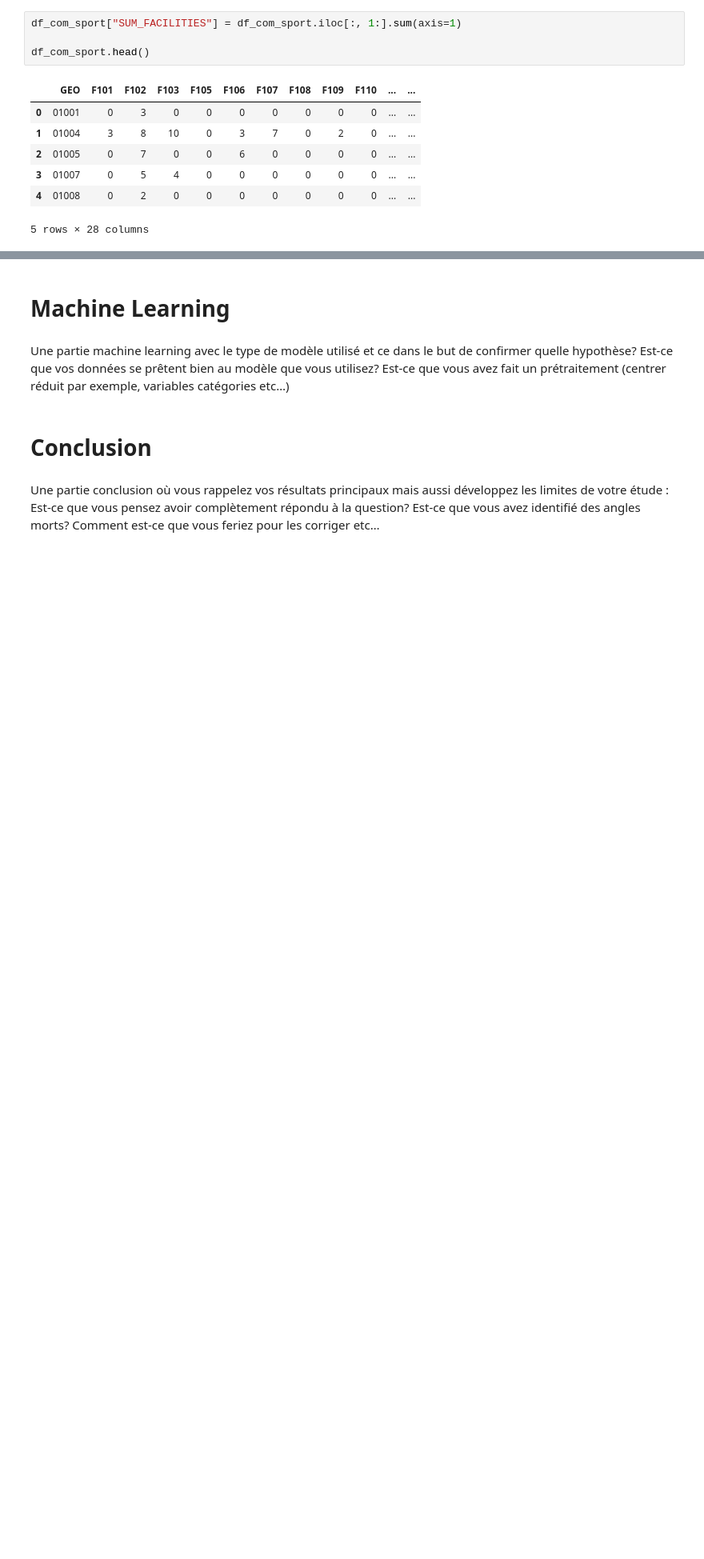
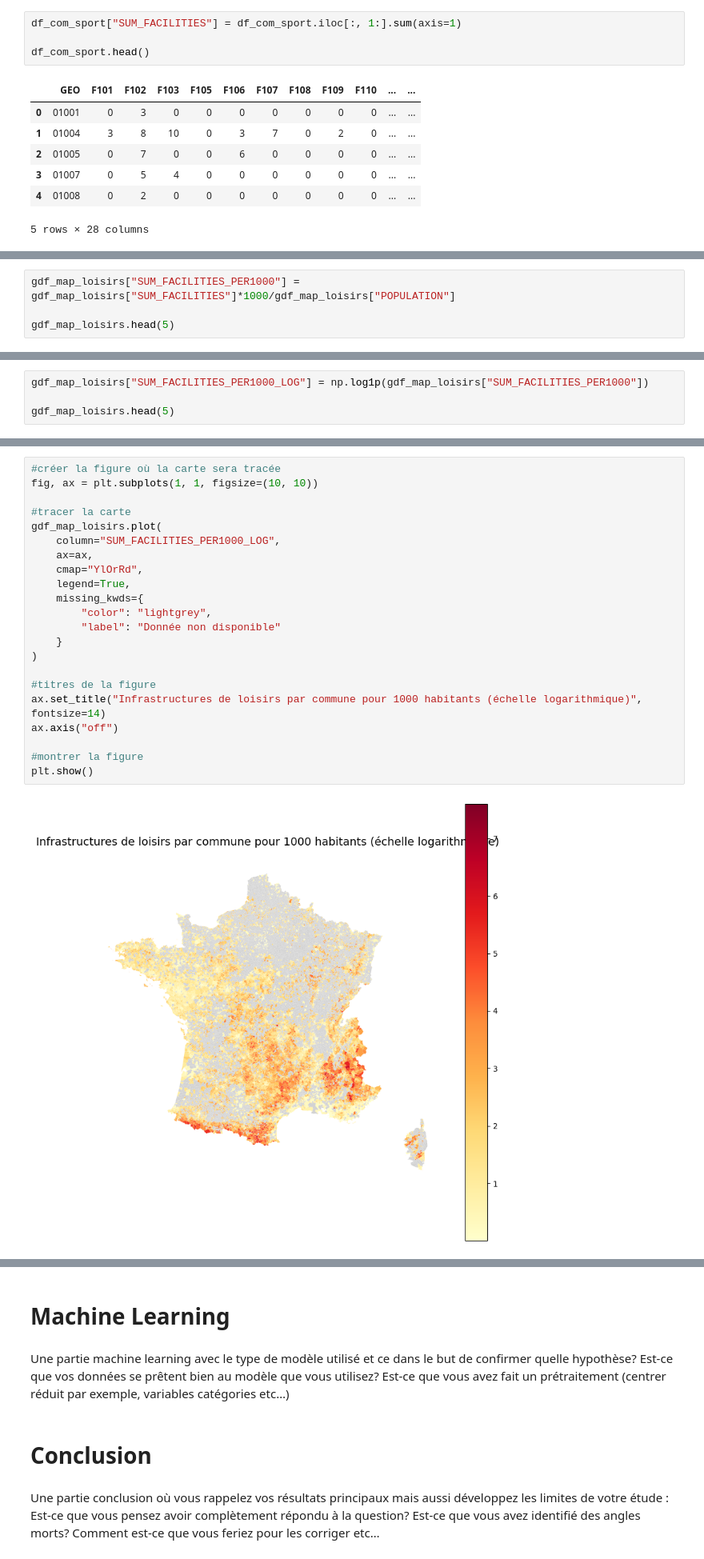
Before and after one commit to heloise1414/Projet-Python-S3, a Jupyter notebook: code/main-clemence v2.ipynb, the cells around one changed output, grey strips where cells are left out. Shown at 80% size. Cells and saved outputs as stored; diff of their text form; blank space fills up the shorter version.

```diff
--- a/code/main-clemence v2.ipynb
+++ b/code/main-clemence v2.ipynb
@@ -1176,0 +1382,4 @@ Maintenant, on veut joindre les deux dataframes pour avoir à la fois la commune
+# %%
+gdf_map_loisirs["SUM_FACILITIES_PER1000"] = gdf_map_loisirs["SUM_FACILITIES"]*1000/gdf_map_loisirs["POPULATION"]
+
+gdf_map_loisirs.head(5)
@@ -1176,0 +1401,4 @@ Maintenant, on veut joindre les deux dataframes pour avoir à la fois la commune
+# %%
+gdf_map_loisirs["SUM_FACILITIES_PER1000_LOG"] = np.log1p(gdf_map_loisirs["SUM_FACILITIES_PER1000"])
+
+gdf_map_loisirs.head(5)
@@ -1176,0 +1412,24 @@ Maintenant, on veut joindre les deux dataframes pour avoir à la fois la commune
+# %%
+#créer la figure où la carte sera tracée
+fig, ax = plt.subplots(1, 1, figsize=(10, 10))
+
+#tracer la carte
+gdf_map_loisirs.plot(
+    column="SUM_FACILITIES_PER1000_LOG",
+    ax=ax,
+    cmap="YlOrRd",
+    legend=True,
+    missing_kwds={
+        "color": "lightgrey",
+        "label": "Donnée non disponible"
+    }
+)
+
+#titres de la figure
+ax.set_title("Infrastructures de loisirs par commune pour 1000 habitants (échelle logarithmique)", fontsize=14)
+ax.axis("off")
+
+#montrer la figure
+plt.show()
+# %% [output]
+[figure, added]
```
Also changed, not shown: parts of 27 cells of this notebook.
